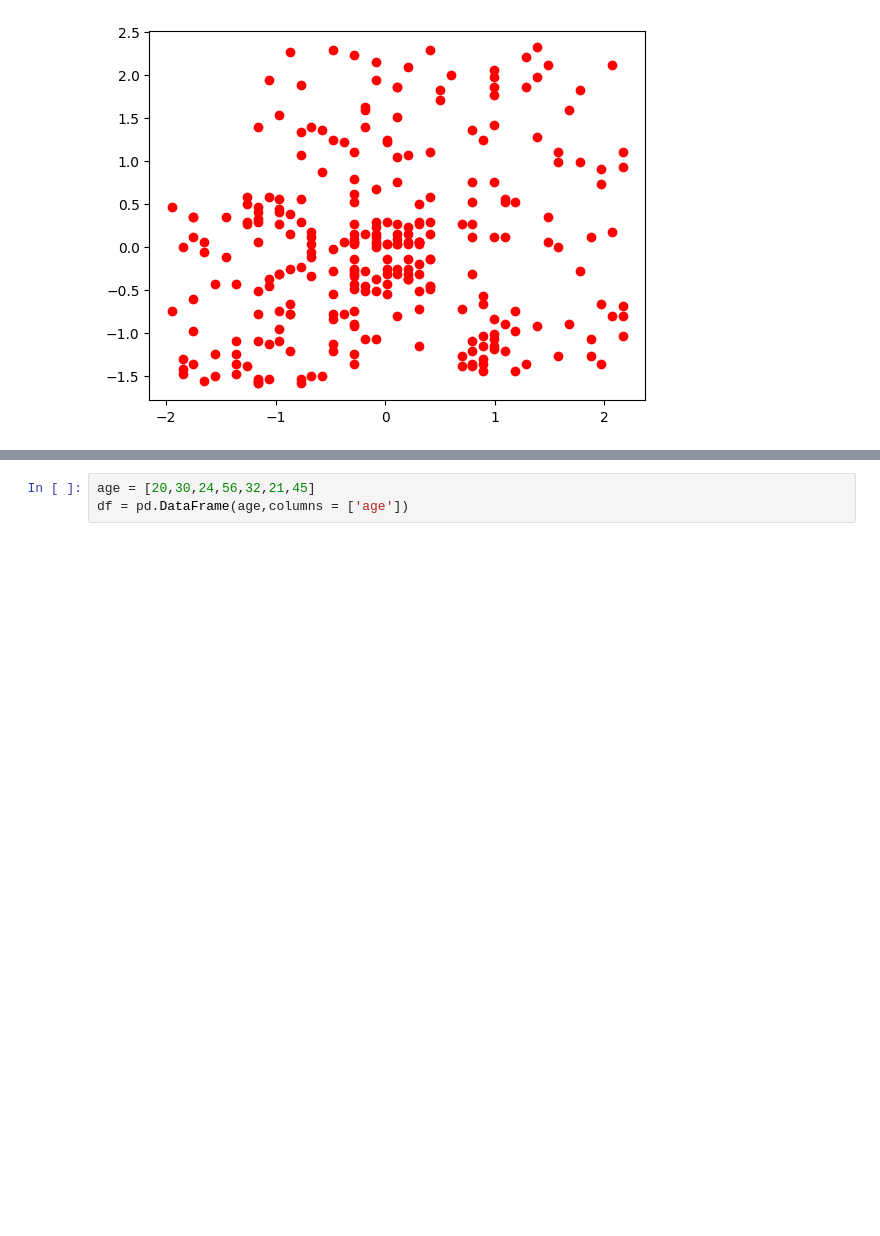
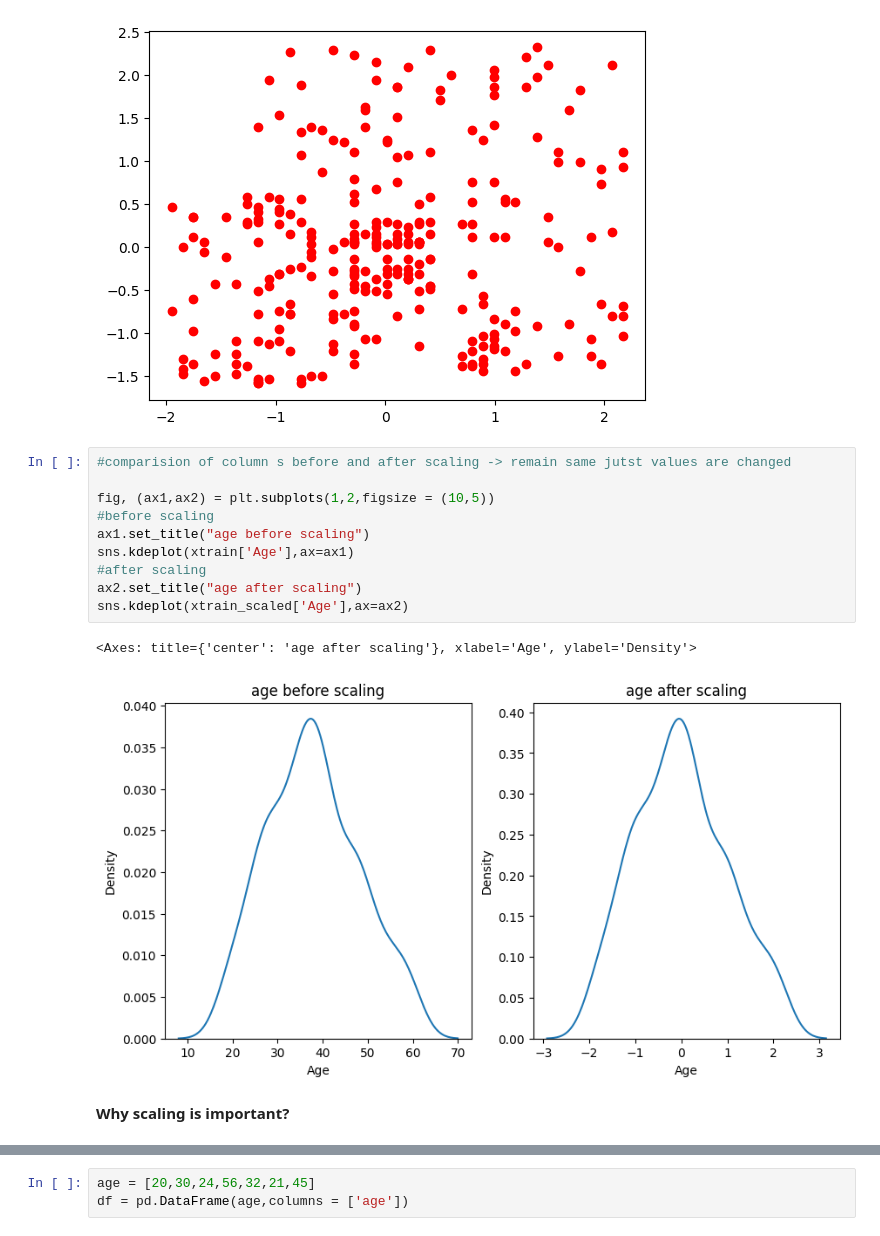
Before and after one commit to arsingla786/MLFromScratch, a Jupyter notebook: 5FeatureEngineering.ipynb, the cells around one changed output, grey strips where cells are left out. Drawn from its saved outputs; the diff is of its cells as text; blank space fills up the shorter version.

```diff
--- a/5FeatureEngineering.ipynb
+++ b/5FeatureEngineering.ipynb
@@ -101,3 +101,18 @@ plt.scatter(xtrain_scaled['Age'],xtrain_scaled['EstimatedSalary'],color='red')
 # %% [output]
 <matplotlib.collections.PathCollection at 0x...>
 [figure]
+# %%
+#comparision of column s before and after scaling -> remain same jutst values are changed
+
+fig, (ax1,ax2) = plt.subplots(1,2,figsize = (10,5))
+#before scaling
+ax1.set_title("age before scaling")
+sns.kdeplot(xtrain['Age'],ax=ax1)
+#after scaling
+ax2.set_title("age after scaling")
+sns.kdeplot(xtrain_scaled['Age'],ax=ax2)
+# %% [output]
+<Axes: title={'center': 'age after scaling'}, xlabel='Age', ylabel='Density'>
+[figure, added]
+# %% [markdown]
+**Why scaling is important?**
```
Also changed, not shown: parts of 8 cells of this notebook.
